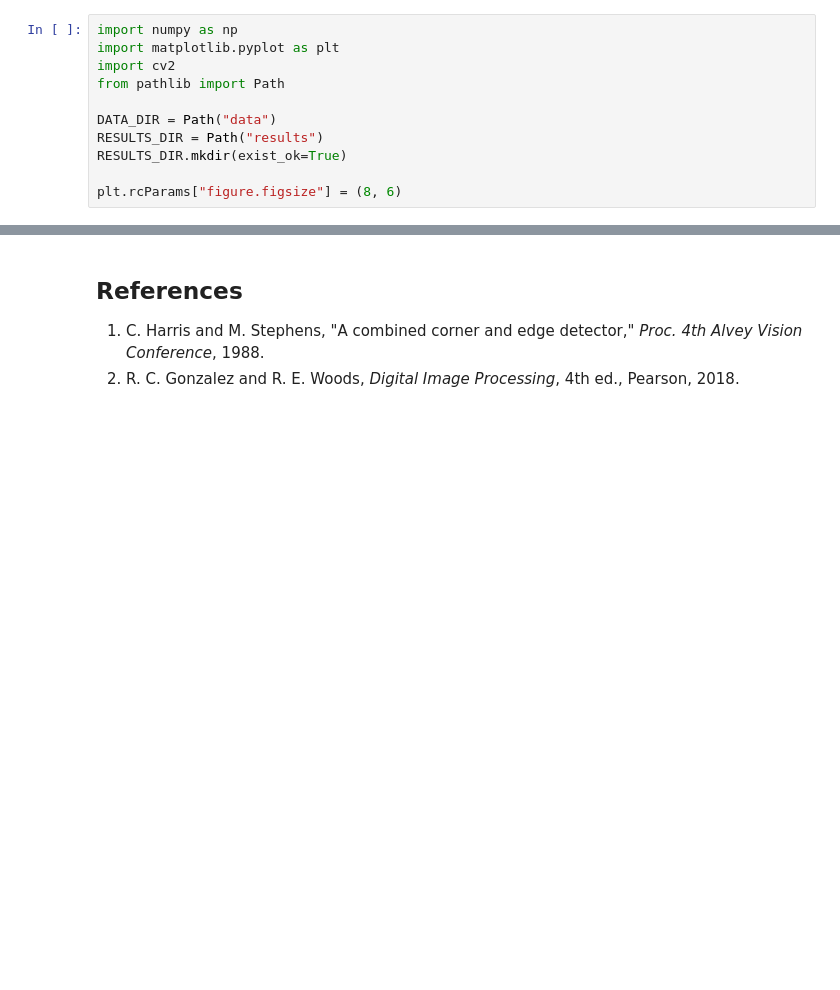
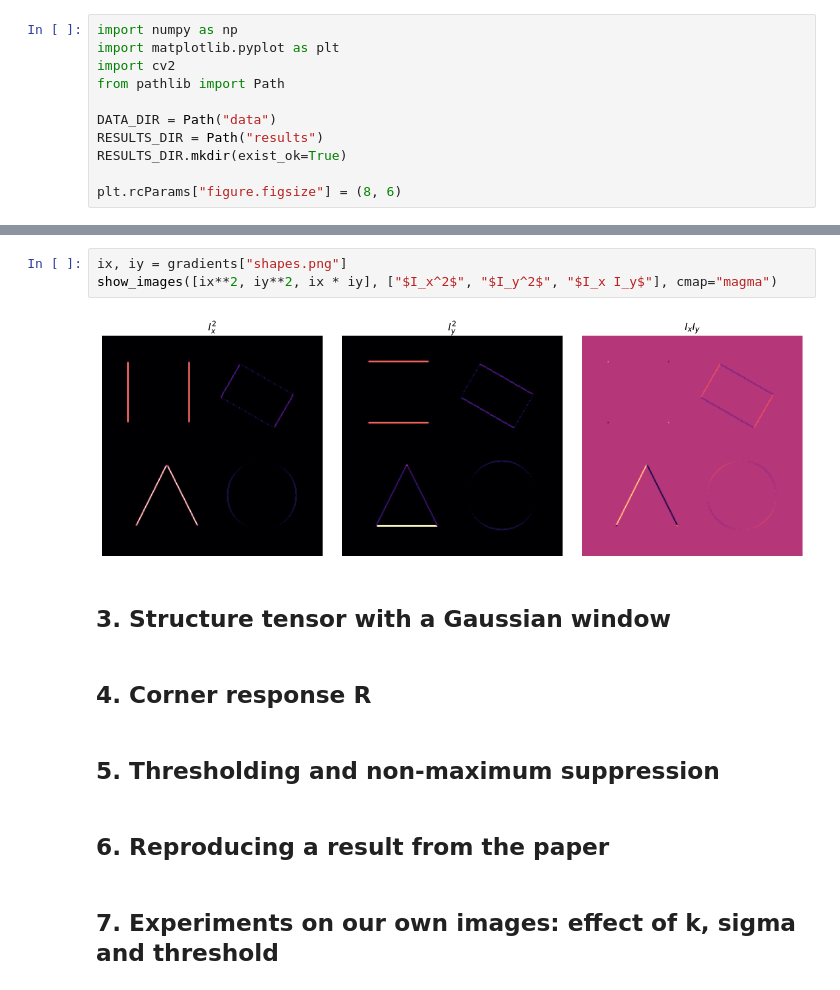
Before and after one commit to erensmsek/INF605-Group15-Harris-Corner, a Jupyter notebook: harris_corner_detector.ipynb, the cells around one changed output, grey strips where cells are left out. Cells and saved outputs as stored; diff of their text form; blank space fills up the shorter version.

```diff
--- a/harris_corner_detector.ipynb
+++ b/harris_corner_detector.ipynb
@@ -44,5 +145,15 @@ plt.rcParams["figure.figsize"] = (8, 6)
+# %%
+ix, iy = gradients["shapes.png"]
+show_images([ix**2, iy**2, ix * iy], ["$I_x^2$", "$I_y^2$", "$I_x I_y$"], cmap="magma")
+# %% [output]
+[figure, added]
 # %% [markdown]
-## References
-
-1. C. Harris and M. Stephens, "A combined corner and edge detector," *Proc. 4th Alvey Vision Conference*, 1988.
-2. R. C. Gonzalez and R. E. Woods, *Digital Image Processing*, 4th ed., Pearson, 2018.
+## 3. Structure tensor with a Gaussian window
+# %% [markdown]
+## 4. Corner response R
+# %% [markdown]
+## 5. Thresholding and non-maximum suppression
+# %% [markdown]
+## 6. Reproducing a result from the paper
+# %% [markdown]
+## 7. Experiments on our own images: effect of k, sigma and threshold
```
Also changed, not shown: parts of 21 cells of this notebook, 4 other files.
